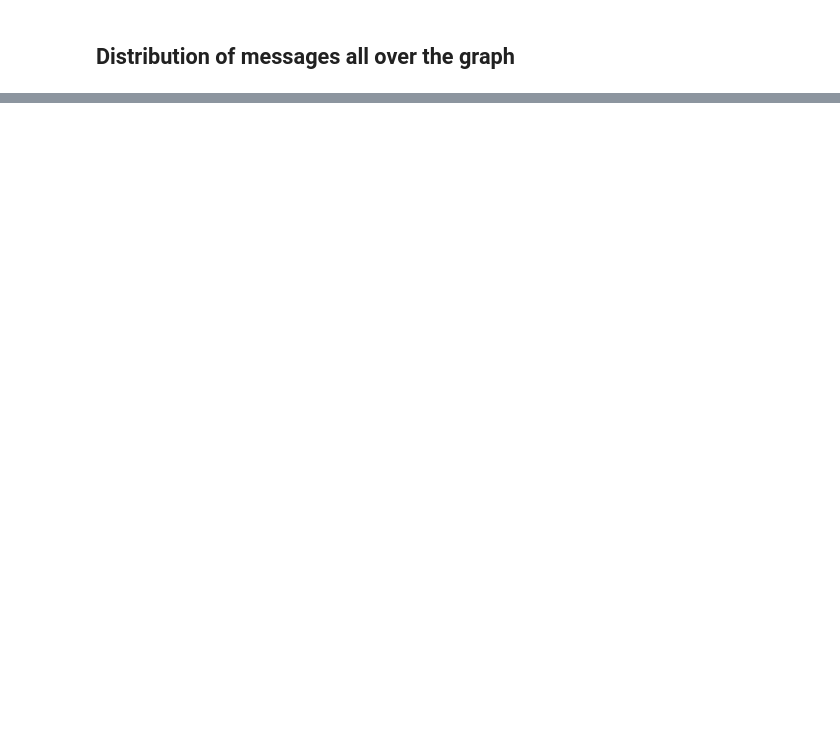
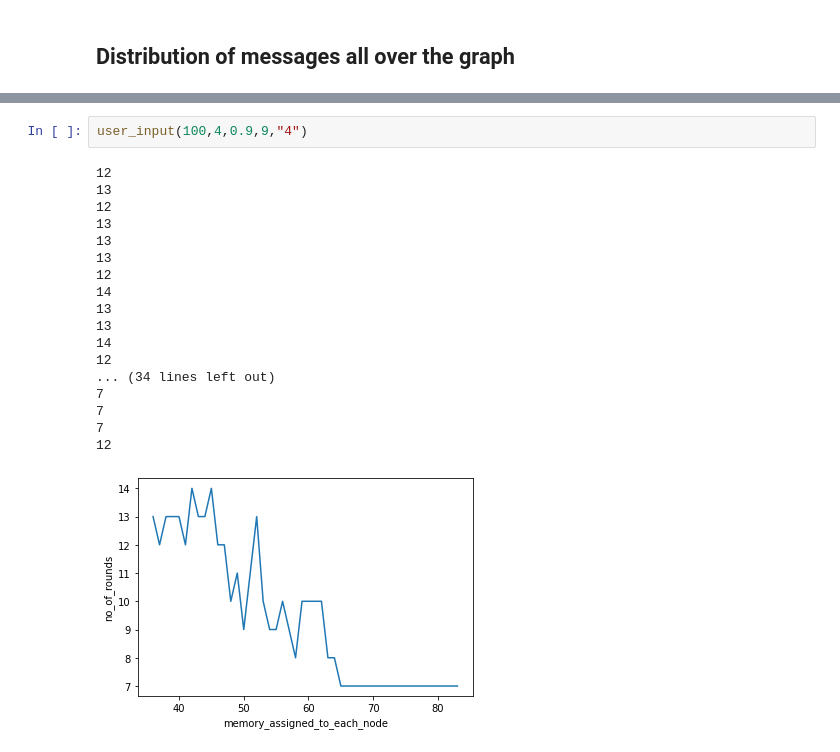
Before and after one commit to thecrazyphysicist369/Amnesic-Flooding, a Jupyter notebook: Amnesic_Flooding.ipynb, the cells around one changed output, grey strips where cells are left out. Saved outputs shown, nothing was run; the diff lists cells and outputs as text; blank space fills up the shorter version.

```diff
--- a/Amnesic_Flooding.ipynb
+++ b/Amnesic_Flooding.ipynb
@@ -214,0 +223,21 @@ for k in range(g*3-5,g*4):
+# %%
+user_input(100,4,0.9,9,"4")
+# %% [output]
+12
+13
+12
+13
+13
+13
+12
+14
+13
+13
+14
+12
+... (34 lines left out)
+7
+7
+7
+12
+[figure, added]
```
Also changed, not shown: parts of 13 cells of this notebook.
